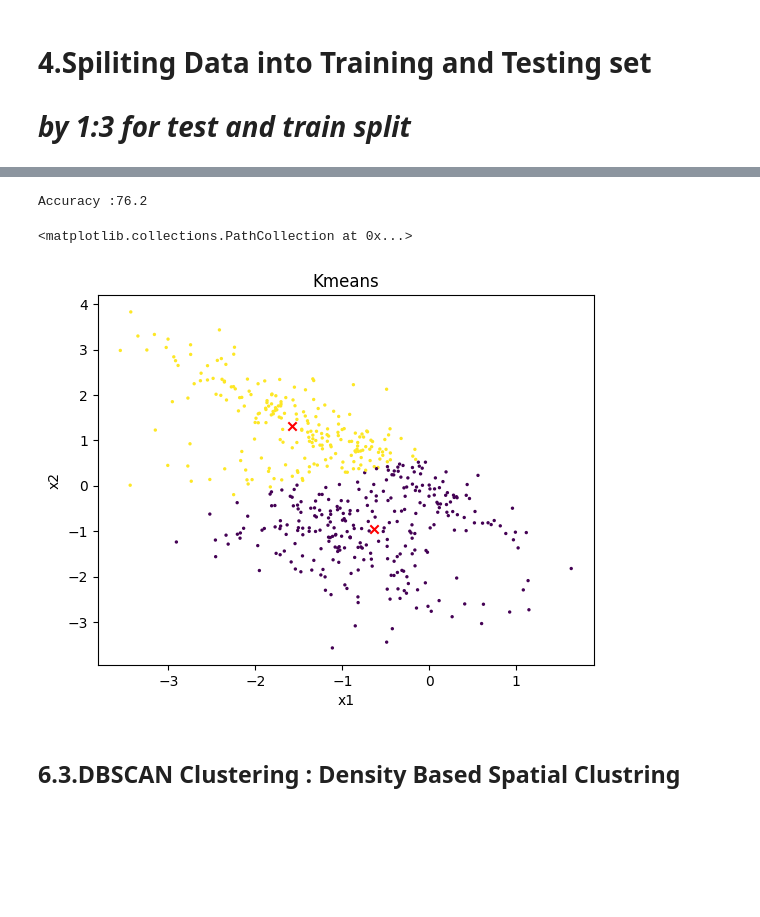
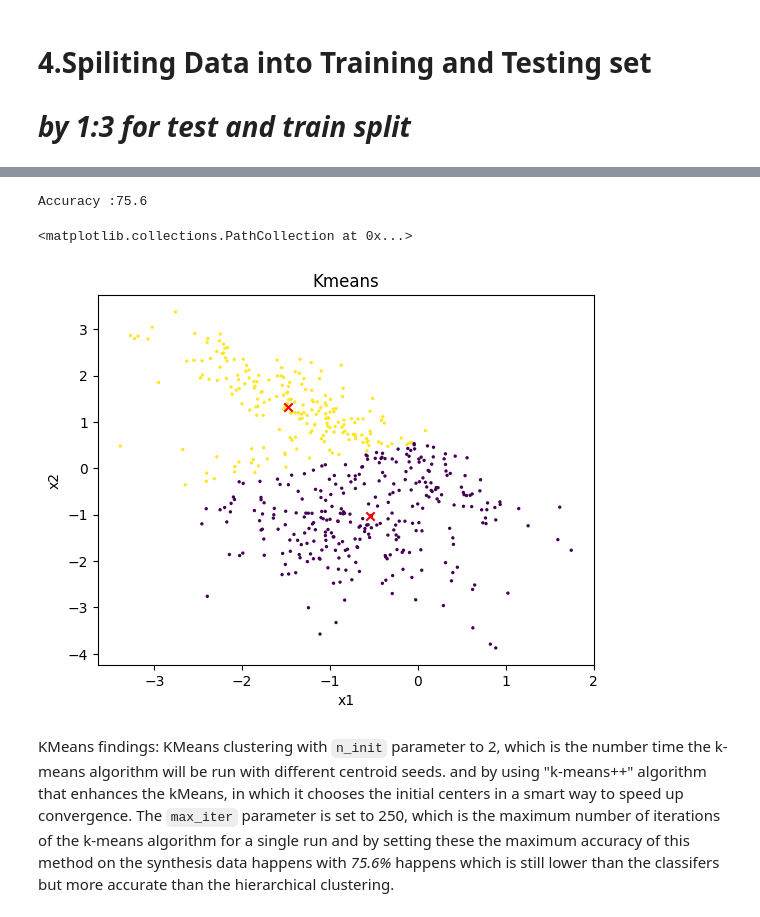
Before and after one commit to Mehdialmoo/Data_Mining_and_Data_Analytics, a Jupyter notebook: AssignmentSyntheticData 1.ipynb, the cells around one changed output, grey strips where cells are left out. Cells and saved outputs as stored; diff of their text form; code cells hidden in the pictures; blank space fills up the shorter version.

```diff
--- a/AssignmentSyntheticData 1.ipynb
+++ b/AssignmentSyntheticData 1.ipynb
@@ -122,5 +128,5 @@ X_train, X_test, y_train, y_test = train_test_split(Data, labels, test_size=0.25
 # %%
-knn = KNeighborsClassifier(n_neighbors=16)
+knn = KNeighborsClassifier(n_neighbors=15, metric='euclidean', weights='uniform')
 
 # Train the classifier using the training set
 knn.fit(X_train, y_train)
@@ -152,5 +162,5 @@ weighted avg       0.94      0.94      0.94       500
 # %%
-svm = SVC(kernel='linear', C=1,probability=True)
+svm = SVC(kernel='rbf', probability=True, shrinking=True, max_iter=250)
 
 # Train the classifier using the training set
 svm.fit(X_train, y_train)
@@ -182,5 +195,5 @@ weighted avg       0.93      0.93      0.93       500
 # %%
-NN = MLPClassifier(hidden_layer_sizes=(6,), activation='relu', alpha= 0.0001 ,max_iter= 250) # can choose between identity(%94), logistic(%93.6), tanh(%94), relu(%94),
+NN = MLPClassifier(hidden_layer_sizes=(6,3), activation='relu', alpha= 0.0001, max_iter= 350) # can choose between identity(%93), logistic(%93.6), tanh(%94), relu(%94),
 NN.fit(X_train, y_train)
 NN_pred = NN.predict(X_test)
 
@@ -229,14 +248,14 @@ plt.show()
 # %%
 n_clusters = 2
-kmeans_clustering = KMeans(n_clusters=n_clusters, n_init='auto', init= "k-means++")
+kmeans_clustering = KMeans(n_clusters=n_clusters, n_init=2, init= "k-means++", max_iter=250)
 kmeans_clustering.fit(X_train, y_train)
 KM_pred = kmeans_clustering.fit_predict(X_test)
 C_accuracy(KM_pred,y_test)
 show(title="Kmeans", X=X_test, label=KM_pred)
 plt.scatter(kmeans_clustering.cluster_centers_[:, 0], kmeans_clustering.cluster_centers_[:, 1],marker='x', color='red')
 # %% [output]
-Accuracy :76.2
+Accuracy :75.6
 <matplotlib.collections.PathCollection at 0x...>
-[figure, old version]
+[figure, new version]
-# %% [markdown]
-## **6.3.DBSCAN Clustering : Density Based Spatial Clustring**
+# %% [markdown]
+KMeans findings: KMeans clustering with `n_init` parameter to 2, which is the number time the k-means algorithm will be run with different centroid seeds. and by using "k-means++" algorithm that enhances the kMeans, in which it chooses the initial centers in a smart way to speed up convergence. The `max_iter` parameter is set to 250, which is the maximum number of iterations of the k-means algorithm for a single run and by setting these the maximum accuracy of this method on the synthesis data happens with *75.6%* happens which is still lower than the classifers but more accurate than the hierarchical clustering.
```
Also changed, not shown: parts of 24 cells of this notebook.
